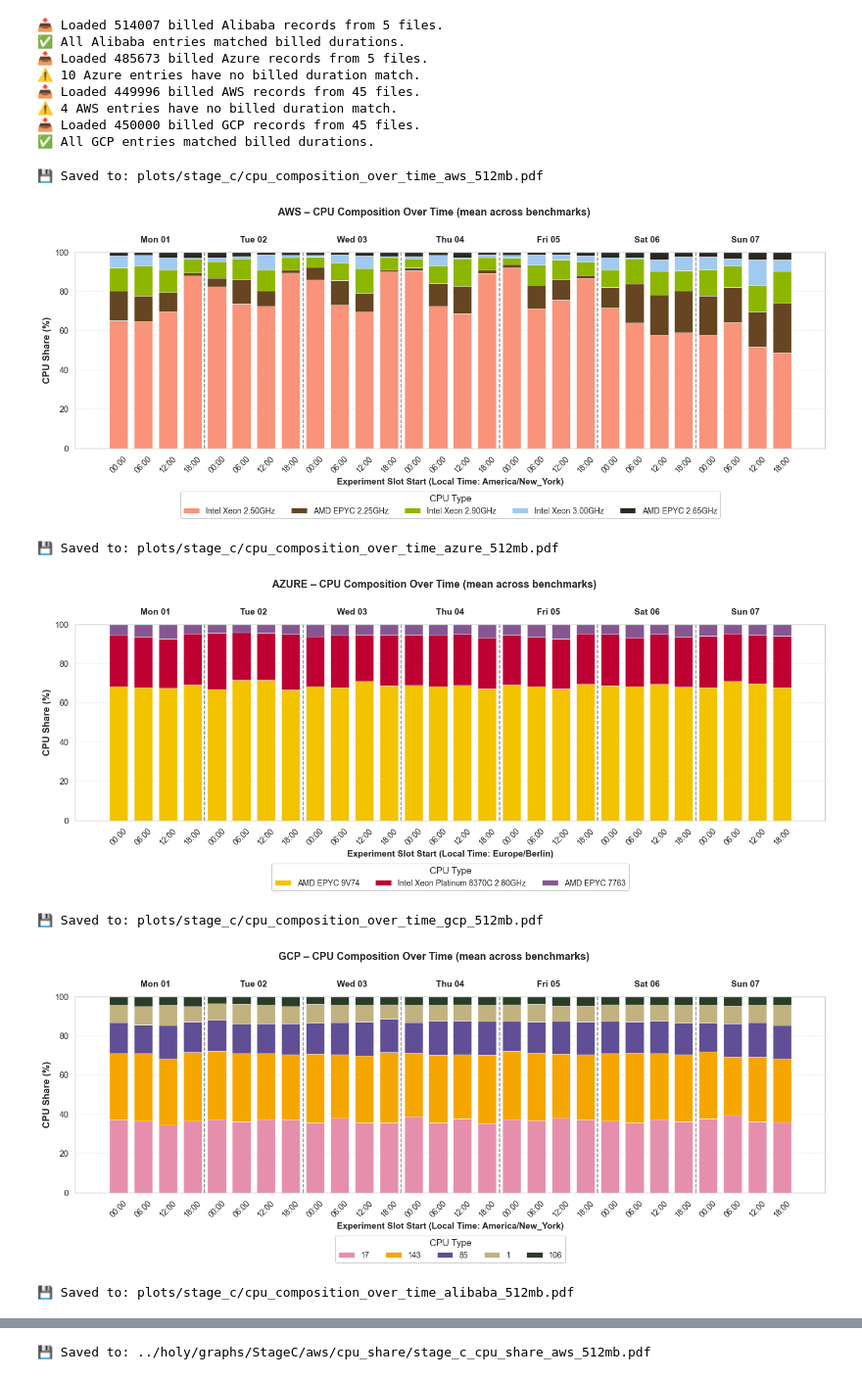
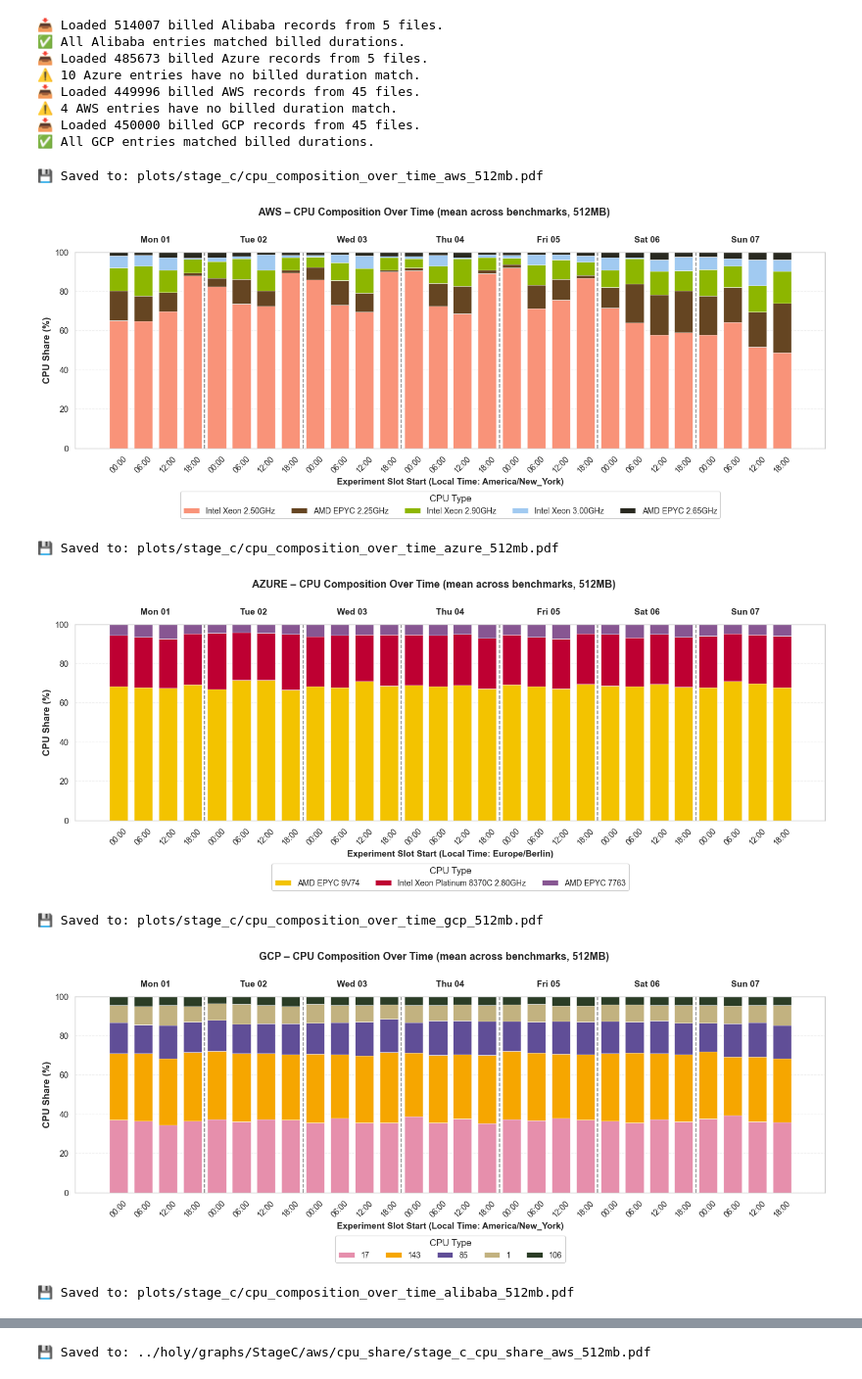
Before and after one commit to Persists/classifaas-results, a Jupyter notebook: stage_c.ipynb, the cells around one changed output, grey strips where cells are left out. Shown at 98% size. Saved outputs shown, nothing was run; the diff lists cells and outputs as text; code cells hidden in the pictures.

Commit message:
finalyze charts

```diff
--- a/stage_c.ipynb
+++ b/stage_c.ipynb
@@ -249,37 +249,37 @@ def plot_cpu_composition_over_time(
         framealpha=0.95,
         title="CPU Type",
     )
 
     # Title
     fig.suptitle(
-        f"{provider.upper()} – CPU Composition Over Time (mean across benchmarks)\n",
+        f"{provider.upper()} – CPU Composition Over Time (mean across benchmarks, 512MB)\n",
         fontsize=13, fontweight="bold", y=0.98
     )
 
     plt.tight_layout()
     plt.subplots_adjust(top=0.85, bottom=0.28)
 
     # Save
     if save_dir:
         out_dir = os.path.join(save_dir)
         os.makedirs(out_dir, exist_ok=True)
         out_path = os.path.join(out_dir, f"cpu_composition_over_time_{provider}_{memory_size}mb.pdf")
         plt.savefig(out_path, bbox_inches="tight", format="pdf")
         print(f"💾 Saved to: {out_path}")
 
     plt.show()
 
 
 # --- Run for all providers ---
 plot_cpu_composition_over_time(df, "aws", memory_size=512, save_dir="plots/stage_c")
 plot_cpu_composition_over_time(df, "azure", memory_size=512, save_dir="plots/stage_c")
 plot_cpu_composition_over_time(df, "gcp", memory_size=512, save_dir="plots/stage_c")
 plot_cpu_composition_over_time(df, "alibaba", memory_size=512, save_dir="plots/stage_c")
 # %% [output]
 💾 Saved to: plots/stage_c/cpu_composition_over_time_aws_512mb.pdf
-[figure, old version]
+[figure, new version]
 💾 Saved to: plots/stage_c/cpu_composition_over_time_azure_512mb.pdf
-[figure, old version]
+[figure, new version]
 💾 Saved to: plots/stage_c/cpu_composition_over_time_gcp_512mb.pdf
-[figure, old version]
+[figure, new version]
 💾 Saved to: plots/stage_c/cpu_composition_over_time_alibaba_512mb.pdf
```
Also changed, not shown: parts of 2 cells of this notebook, 9 other files.
